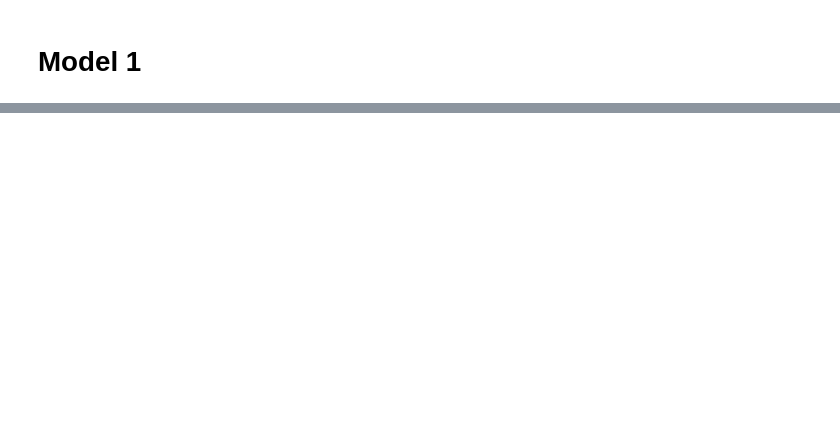
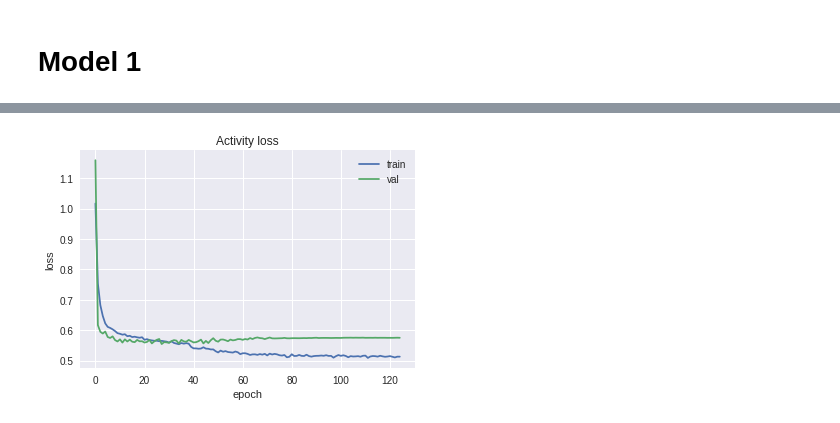
Before and after one commit to guptam/process-sequence, a Jupyter notebook: experiment_2/train.ipynb, the cells around one changed output, grey strips where cells are left out. Cells and saved outputs as stored; diff of their text form; code cells hidden in the pictures; blank space fills up the shorter version.

```diff
--- a/experiment_2/train.ipynb
+++ b/experiment_2/train.ipynb
@@ -327,0 +229,11 @@ ________________________________________________________________________________
+# %%
+# summarize history for activity loss
+plt.plot(history.history['act_output_loss'])
+plt.plot(history.history['val_act_output_loss'])
+plt.title('Activity loss')
+plt.ylabel('loss')
+plt.xlabel('epoch')
+plt.legend(['train', 'val'], loc='upper right')
+plt.show()
+# %% [output]
+[figure, added]
```
Also changed, not shown: parts of 19 cells of this notebook, 16 other files.
